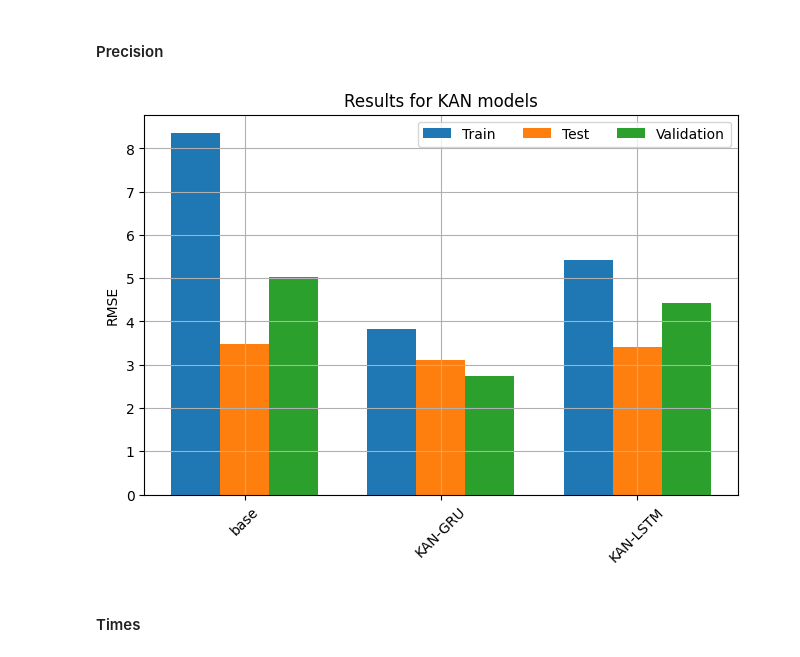
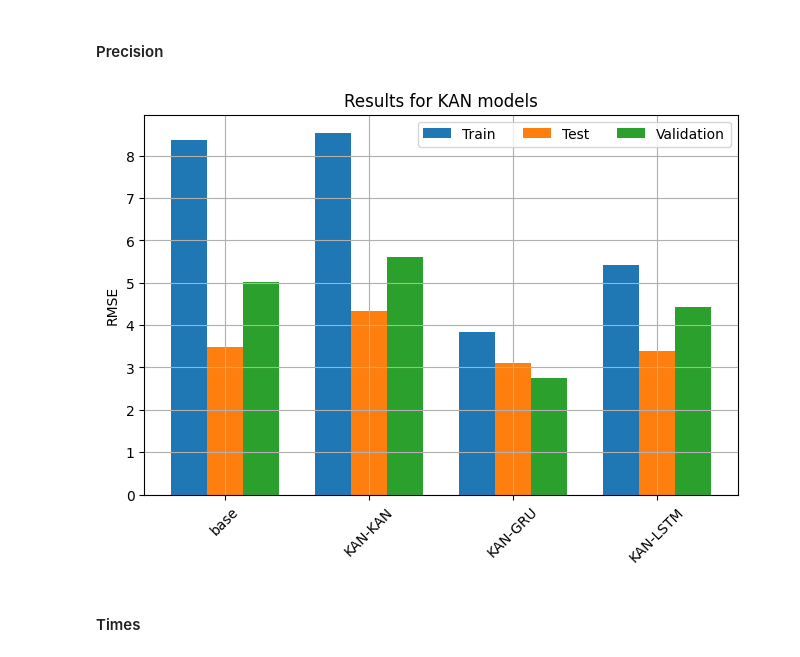
Before and after one commit to jstalwart/KARIMA, a Jupyter notebook: results/ETTh1/graphic.ipynb, the cells around one changed output. Drawn from its saved outputs; the diff is of its cells as text; code cells hidden in the pictures.

```diff
--- a/results/ETTh1/graphic.ipynb
+++ b/results/ETTh1/graphic.ipynb
@@ -946,11 +946,11 @@ data = {
         },
         "models" : {
             "KAN" : {
-                "Train" : None,
-                "Test" : None,
-                "Validation" : None,
-                "Time" : None,
-                "Epochs" : None
+                "Train" : 8.5424,
+                "Test" : 4.3343,
+                "Validation" : 5.6047797203063965,
+                "Time" : 110794.21600008011,
+                "Epochs" : 23
             },
             "Elman" : {
                 "Train" : 46.4015,
@@ -1150,12 +1150,12 @@ plt.show()
 # %% [markdown]
 #### Precision
 # %%
-multilabel_barplot(categories = ["base"]+["KAN-"+ model for model in ["GRU", "LSTM"]],
-                   values = {key : [data["KAN"]["results"][key]]+[data["KAN"]["models"][model][key] for model in ["GRU", "LSTM"]] for key in ["Train", "Test", "Validation"]},
+multilabel_barplot(categories = ["base"]+["KAN-"+ model for model in ["KAN", "GRU", "LSTM"]],
+                   values = {key : [data["KAN"]["results"][key]]+[data["KAN"]["models"][model][key] for model in ["KAN", "GRU", "LSTM"]] for key in ["Train", "Test", "Validation"]},
                    ylabel="RMSE",
                    title="Results for KAN models")
 # %% [output]
-[figure, old version]
+[figure, new version]
 # %% [markdown]
 #### Times
 # %% [markdown]
```
Also changed, not shown: parts of 6 cells of this notebook, 5 other files.
